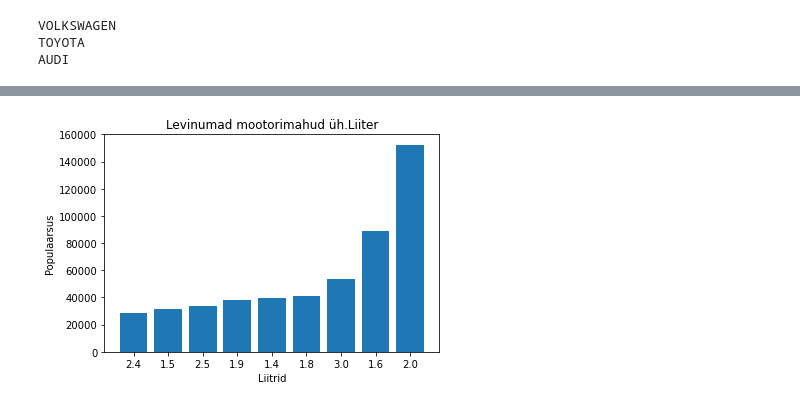
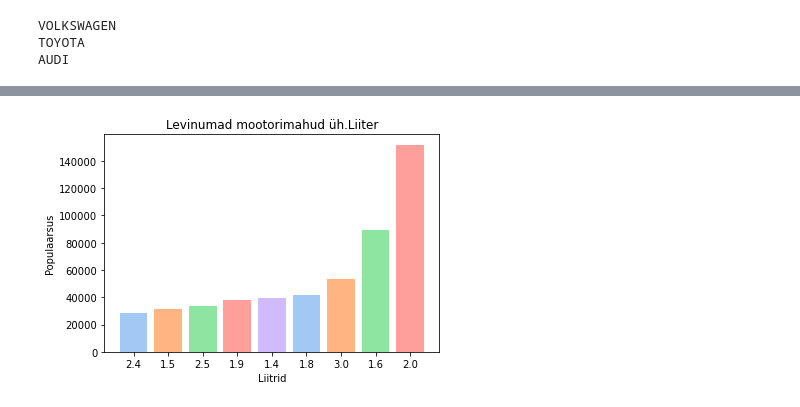
Before and after one commit to LiisReimand/DS_project, a Jupyter notebook: DSproject_D3.ipynb, the cells around one changed output, grey strips where cells are left out. Cells and saved outputs as stored; diff of their text form; code cells hidden in the pictures.

Commit message:
predictions and graphs

```diff
--- a/DSproject_D3.ipynb
+++ b/DSproject_D3.ipynb
@@ -297,13 +306,14 @@ for key in mootori_mahud:
         break
 res=dict(sorted(res.items(), key=lambda item: item[1]))
 # %%
-plt.bar(*zip(*res.items()))
+colors = sns.color_palette('pastel')[0:5]
+plt.bar(*zip(*res.items()), color=colors)
 plt.title('Levinumad mootorimahud üh.Liiter')
 plt.ylabel('Populaarsus')
 plt.xlabel('Liitrid')
 plt.show()
 # %% [output]
-[figure, old version]
+[figure, new version]
 # %%
 kütused = {}
 data["Kütusekombinatsioon"] = data["Kütusekombinatsioon"].fillna("TEADMATA")
```
Also changed, not shown: parts of 29 cells of this notebook.
